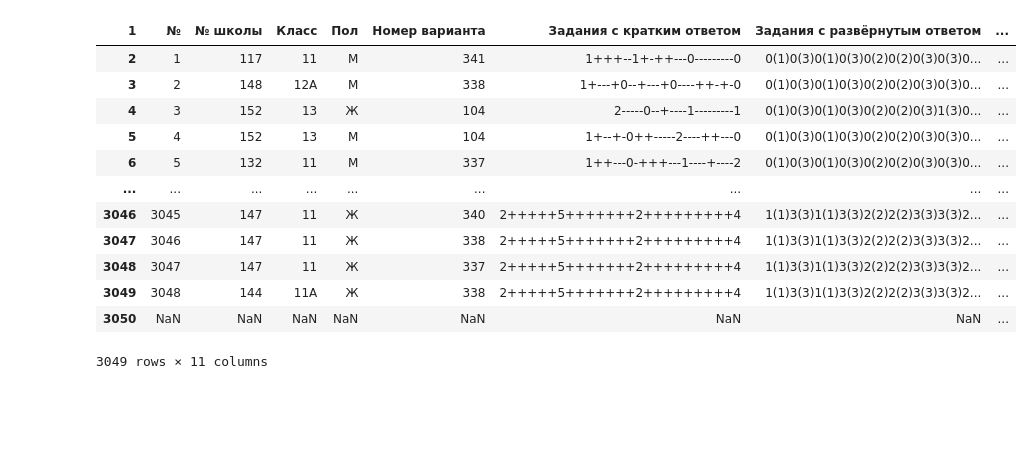
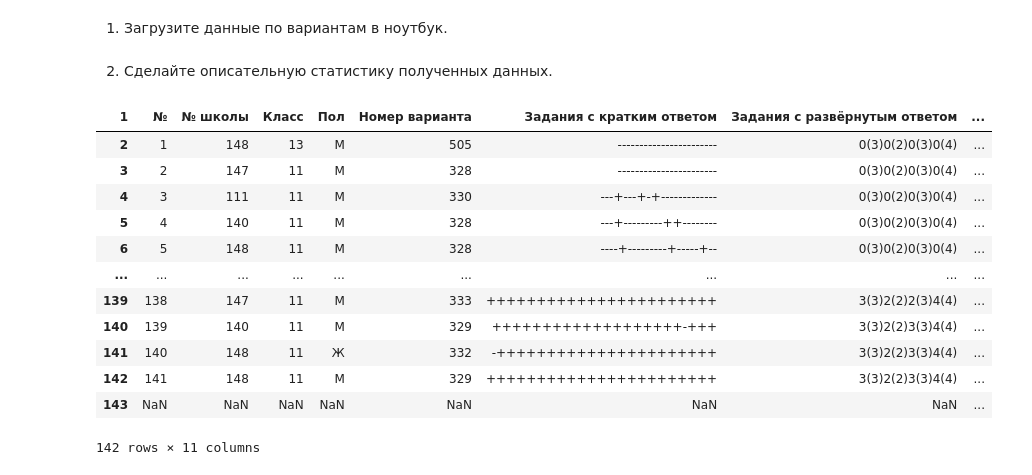
Before and after one commit to madebyhidden/MachLearn, a Jupyter notebook: ML/ML_02.ipynb, the cells around one changed output. Drawn from its saved outputs; the diff is of its cells as text; code cells hidden in the pictures; blank space fills up the shorter version.

```diff
--- a/ML/ML_02.ipynb
+++ b/ML/ML_02.ipynb
@@ -8,19 +4,25 @@ var_4 = pd.read_excel('C:\\Users\\213737\\PycharmProjects\\pythonProject\\ML\\da
+# %% [markdown]
+1. Загрузите данные по вариантам в ноутбук.
+# %%
+var_4 = pd.read_excel('data/Вариант 4.xlsx')
+# %% [markdown]
+2. Сделайте описательную статистику полученных данных.
 # %%
-new_columns = var_1.iloc[1]  # выбираем вторую строку как заголовки
-var_1.columns = new_columns  # присваиваем новые заголовки DataFrame
-var_1.drop(index=[0, 1], inplace=True)
-var_1
+new_columns = var_4.iloc[1]  # выбираем вторую строку как заголовки
+var_4.columns = new_columns  # присваиваем новые заголовки DataFrame
+var_4.drop(index=[0, 1], inplace=True)
+var_4
 # %% [output]
 | 1 | № | № школы | Класс | Пол | Номер варианта | Задания с кратким ответом | Задания с развёрнутым ответом | ... |
-| 2 | 1 | 117 | 11 | М | 341 | 1+++--1+-++---0---------0 | 0(1)0(3)0(1)0(3)0(2)0(2)0(3)0(3)0... | ... |
-| 3 | 2 | 148 | 12А | М | 338 | 1+---+0--+---+0----++-+-0 | 0(1)0(3)0(1)0(3)0(2)0(2)0(3)0(3)0... | ... |
-| 4 | 3 | 152 | 13 | Ж | 104 | 2-----0--+----1---------1 | 0(1)0(3)0(1)0(3)0(2)0(2)0(3)1(3)0... | ... |
-| 5 | 4 | 152 | 13 | М | 104 | 1+--+-0++-----2----++---0 | 0(1)0(3)0(1)0(3)0(2)0(2)0(3)0(3)0... | ... |
-| 6 | 5 | 132 | 11 | М | 337 | 1++---0-+++---1----+----2 | 0(1)0(3)0(1)0(3)0(2)0(2)0(3)0(3)0... | ... |
+| 2 | 1 | 148 | 13 | М | 505 | ----------------------- | 0(3)0(2)0(3)0(4) | ... |
+| 3 | 2 | 147 | 11 | М | 328 | ----------------------- | 0(3)0(2)0(3)0(4) | ... |
+| 4 | 3 | 111 | 11 | М | 330 | ---+---+-+------------- | 0(3)0(2)0(3)0(4) | ... |
+| 5 | 4 | 140 | 11 | М | 328 | ---+---------++-------- | 0(3)0(2)0(3)0(4) | ... |
+| 6 | 5 | 148 | 11 | М | 328 | ----+---------+-----+-- | 0(3)0(2)0(3)0(4) | ... |
 | ... | ... | ... | ... | ... | ... | ... | ... | ... |
-| 3046 | 3045 | 147 | 11 | Ж | 340 | 2+++++5+++++++2+++++++++4 | 1(1)3(3)1(1)3(3)2(2)2(2)3(3)3(3)2... | ... |
-| 3047 | 3046 | 147 | 11 | Ж | 338 | 2+++++5+++++++2+++++++++4 | 1(1)3(3)1(1)3(3)2(2)2(2)3(3)3(3)2... | ... |
-| 3048 | 3047 | 147 | 11 | Ж | 337 | 2+++++5+++++++2+++++++++4 | 1(1)3(3)1(1)3(3)2(2)2(2)3(3)3(3)2... | ... |
-| 3049 | 3048 | 144 | 11А | Ж | 338 | 2+++++5+++++++2+++++++++4 | 1(1)3(3)1(1)3(3)2(2)2(2)3(3)3(3)2... | ... |
-| 3050 | NaN | NaN | NaN | NaN | NaN | NaN | NaN | ... |
+| 139 | 138 | 147 | 11 | М | 333 | +++++++++++++++++++++++ | 3(3)2(2)2(3)4(4) | ... |
+| 140 | 139 | 140 | 11 | М | 329 | +++++++++++++++++++-+++ | 3(3)2(2)3(3)4(4) | ... |
+| 141 | 140 | 148 | 11 | Ж | 332 | -++++++++++++++++++++++ | 3(3)2(2)3(3)4(4) | ... |
+| 142 | 141 | 148 | 11 | М | 329 | +++++++++++++++++++++++ | 3(3)2(2)3(3)4(4) | ... |
+| 143 | NaN | NaN | NaN | NaN | NaN | NaN | NaN | ... |
-3049 rows × 11 columns
+142 rows × 11 columns
```
Also changed, not shown: parts of 29 cells of this notebook, 1 other file.
